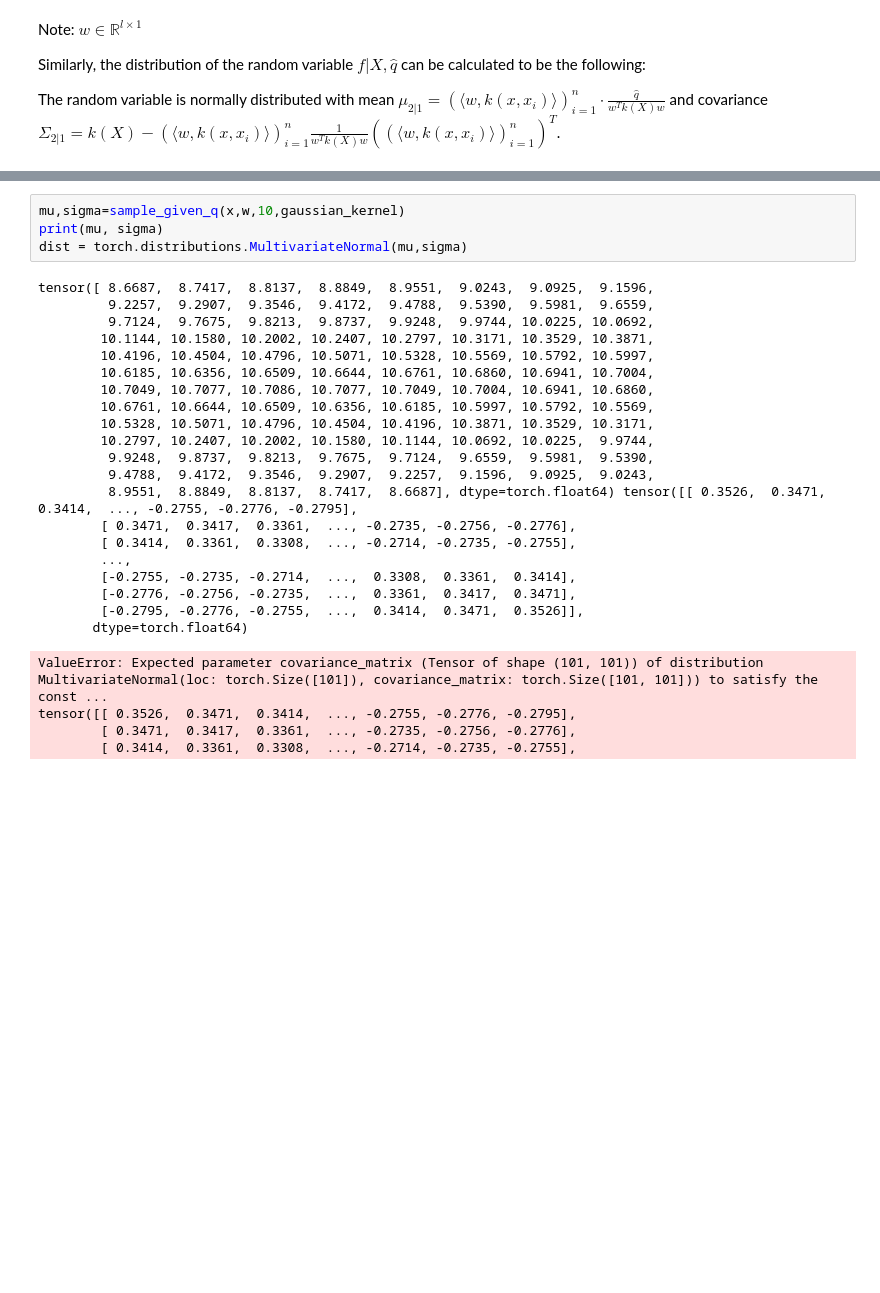
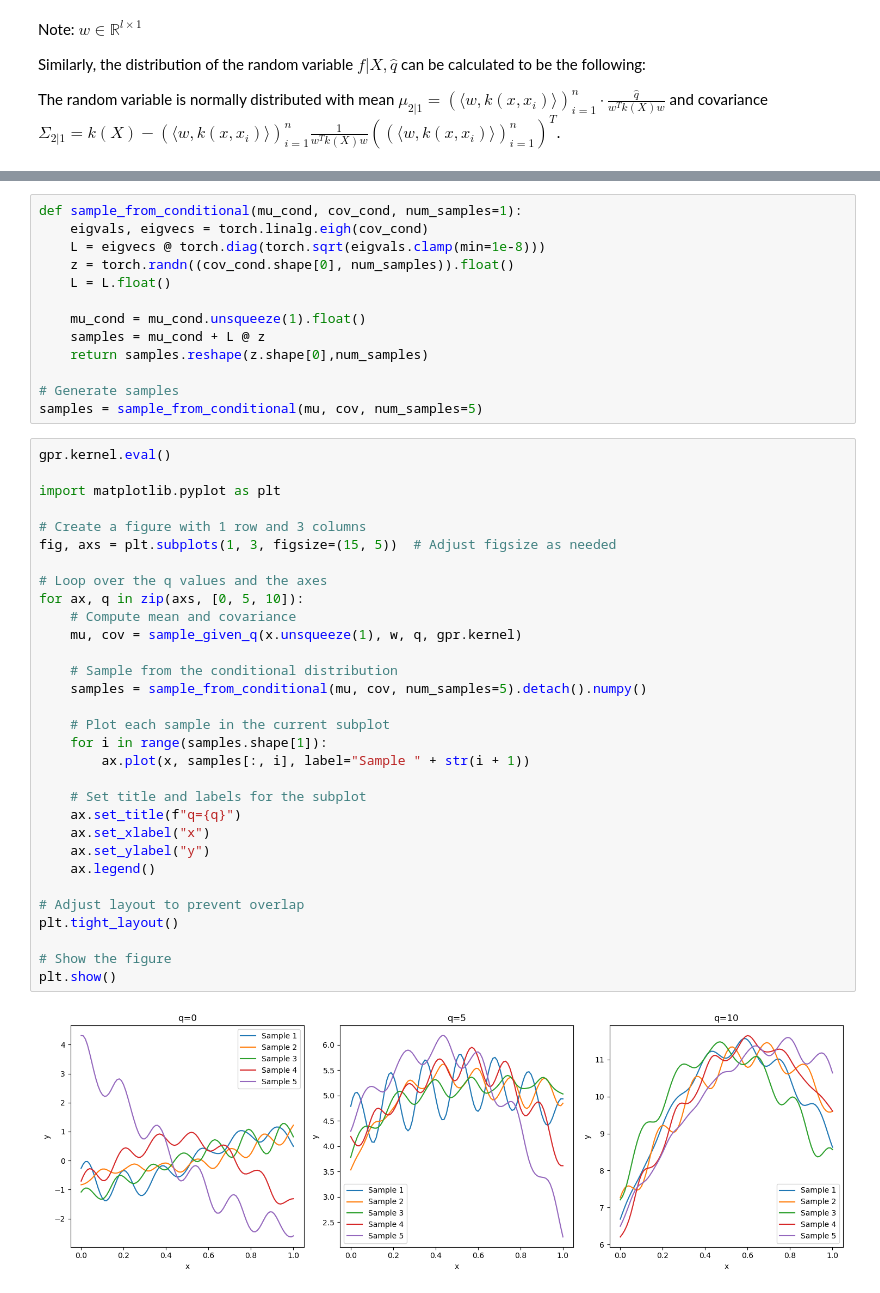
Before and after one commit to mdreisler/PML_course, a Jupyter notebook: Final_project/Caro/restricted_GP.ipynb, the cells around one changed output, grey strips where cells are left out. Saved outputs shown, nothing was run; the diff lists cells and outputs as text; blank space fills up the shorter version.

```diff
--- a/Final_project/Caro/restricted_GP.ipynb
+++ b/Final_project/Caro/restricted_GP.ipynb
@@ -132,29 +71,46 @@ _LinAlgError: linalg.cholesky: The factorization could not be completed because
-# %%
-mu,sigma=sample_given_q(x,w,10,gaussian_kernel)
-print(mu, sigma)
-dist = torch.distributions.MultivariateNormal(mu,sigma)
-# %% [output]
-tensor([ 8.6687,  8.7417,  8.8137,  8.8849,  8.9551,  9.0243,  9.0925,  9.1596,
-         9.2257,  9.2907,  9.3546,  9.4172,  9.4788,  9.5390,  9.5981,  9.6559,
-         9.7124,  9.7675,  9.8213,  9.8737,  9.9248,  9.9744, 10.0225, 10.0692,
-        10.1144, 10.1580, 10.2002, 10.2407, 10.2797, 10.3171, 10.3529, 10.3871,
-        10.4196, 10.4504, 10.4796, 10.5071, 10.5328, 10.5569, 10.5792, 10.5997,
-        10.6185, 10.6356, 10.6509, 10.6644, 10.6761, 10.6860, 10.6941, 10.7004,
-        10.7049, 10.7077, 10.7086, 10.7077, 10.7049, 10.7004, 10.6941, 10.6860,
-        10.6761, 10.6644, 10.6509, 10.6356, 10.6185, 10.5997, 10.5792, 10.5569,
-        10.5328, 10.5071, 10.4796, 10.4504, 10.4196, 10.3871, 10.3529, 10.3171,
-        10.2797, 10.2407, 10.2002, 10.1580, 10.1144, 10.0692, 10.0225,  9.9744,
-         9.9248,  9.8737,  9.8213,  9.7675,  9.7124,  9.6559,  9.5981,  9.5390,
-         9.4788,  9.4172,  9.3546,  9.2907,  9.2257,  9.1596,  9.0925,  9.0243,
-         8.9551,  8.8849,  8.8137,  8.7417,  8.6687], dtype=torch.float64) tensor([[ 0.3526,  0.3471,  0.3414,  ..., -0.2755, -0.2776, -0.2795],
-        [ 0.3471,  0.3417,  0.3361,  ..., -0.2735, -0.2756, -0.2776],
-        [ 0.3414,  0.3361,  0.3308,  ..., -0.2714, -0.2735, -0.2755],
-        ...,
-        [-0.2755, -0.2735, -0.2714,  ...,  0.3308,  0.3361,  0.3414],
-        [-0.2776, -0.2756, -0.2735,  ...,  0.3361,  0.3417,  0.3471],
-        [-0.2795, -0.2776, -0.2755,  ...,  0.3414,  0.3471,  0.3526]],
-       dtype=torch.float64)
-ValueError: Expected parameter covariance_matrix (Tensor of shape (101, 101)) of distribution MultivariateNormal(loc: torch.Size([101]), covariance_matrix: torch.Size([101, 101])) to satisfy the const ...
-tensor([[ 0.3526,  0.3471,  0.3414,  ..., -0.2755, -0.2776, -0.2795],
-        [ 0.3471,  0.3417,  0.3361,  ..., -0.2735, -0.2756, -0.2776],
-        [ 0.3414,  0.3361,  0.3308,  ..., -0.2714, -0.2735, -0.2755],
+# %%
+def sample_from_conditional(mu_cond, cov_cond, num_samples=1):
+    eigvals, eigvecs = torch.linalg.eigh(cov_cond)
+    L = eigvecs @ torch.diag(torch.sqrt(eigvals.clamp(min=1e-8)))
+    z = torch.randn((cov_cond.shape[0], num_samples)).float()
+    L = L.float()
+
+    mu_cond = mu_cond.unsqueeze(1).float()
+    samples = mu_cond + L @ z
+    return samples.reshape(z.shape[0],num_samples)
+
+# Generate samples
+samples = sample_from_conditional(mu, cov, num_samples=5)
+# %%
+gpr.kernel.eval()
+
+import matplotlib.pyplot as plt
+
+# Create a figure with 1 row and 3 columns
+fig, axs = plt.subplots(1, 3, figsize=(15, 5))  # Adjust figsize as needed
+
+# Loop over the q values and the axes
+for ax, q in zip(axs, [0, 5, 10]):
+    # Compute mean and covariance
+    mu, cov = sample_given_q(x.unsqueeze(1), w, q, gpr.kernel)
+
+    # Sample from the conditional distribution
+    samples = sample_from_conditional(mu, cov, num_samples=5).detach().numpy()
+
+    # Plot each sample in the current subplot
+    for i in range(samples.shape[1]):
+        ax.plot(x, samples[:, i], label="Sample " + str(i + 1))
+
+    # Set title and labels for the subplot
+    ax.set_title(f"q={q}")
+    ax.set_xlabel("x")
+    ax.set_ylabel("y")
+    ax.legend()
+
+# Adjust layout to prevent overlap
+plt.tight_layout()
+
+# Show the figure
+plt.show()
+# %% [output]
+[figure, added]
```
Also changed, not shown: parts of 20 cells of this notebook, 3 other files.
